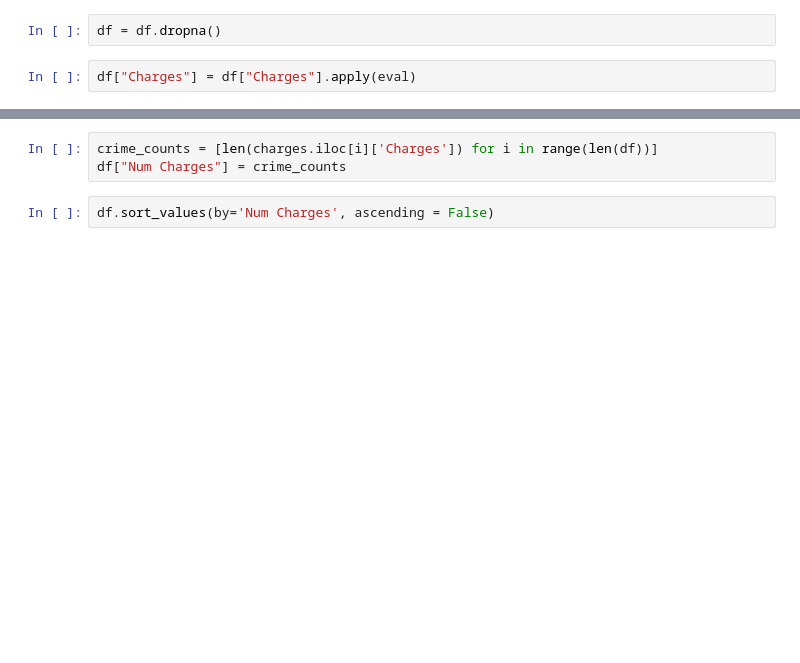
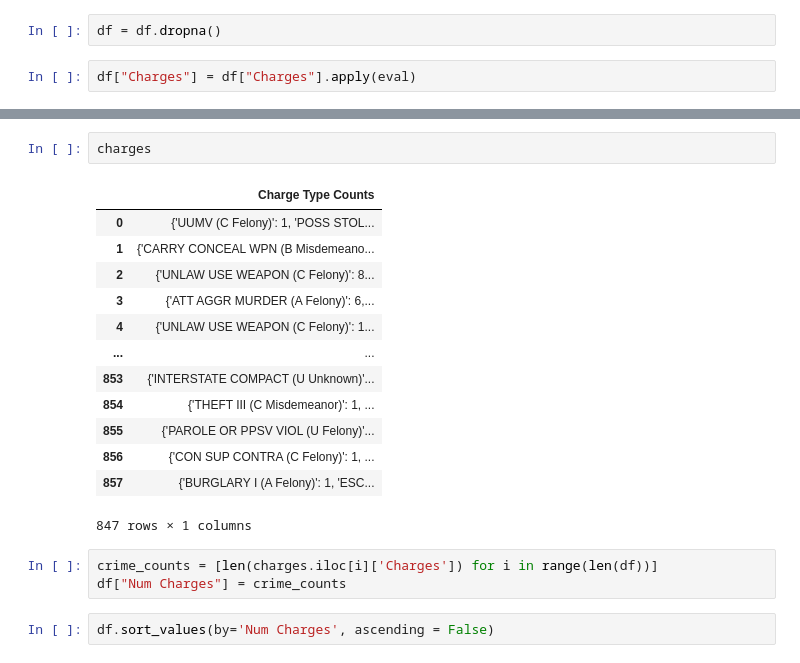
Before and after one commit to NguyenDa18/Portland-Jail-Data-Crawler, a Jupyter notebook: Exploration.ipynb, the cells around one changed output, grey strips where cells are left out. Saved outputs shown, nothing was run; the diff lists cells and outputs as text; blank space fills up the shorter version.

```diff
--- a/Exploration.ipynb
+++ b/Exploration.ipynb
@@ -33,3 +50,19 @@ charges = pd.DataFrame(df['Charges'])
+# %%
+charges
+# %% [output]
+|  | Charge Type Counts |
+| 0 | {'UUMV (C Felony)': 1, 'POSS STOL... |
+| 1 | {'CARRY CONCEAL WPN (B Misdemeano... |
+| 2 | {'UNLAW USE WEAPON (C Felony)': 8... |
+| 3 | {'ATT AGGR MURDER (A Felony)': 6,... |
+| 4 | {'UNLAW USE WEAPON (C Felony)': 1... |
+| ... | ... |
+| 853 | {'INTERSTATE COMPACT (U Unknown)'... |
+| 854 | {'THEFT III (C Misdemeanor)': 1, ... |
+| 855 | {'PAROLE OR PPSV VIOL (U Felony)'... |
+| 856 | {'CON SUP CONTRA (C Felony)': 1, ... |
+| 857 | {'BURGLARY I (A Felony)': 1, 'ESC... |
+847 rows × 1 columns
 # %%
 crime_counts = [len(charges.iloc[i]['Charges']) for i in range(len(df))]
 df["Num Charges"] = crime_counts
```
Also changed, not shown: parts of 3 cells of this notebook, 2 other files.
